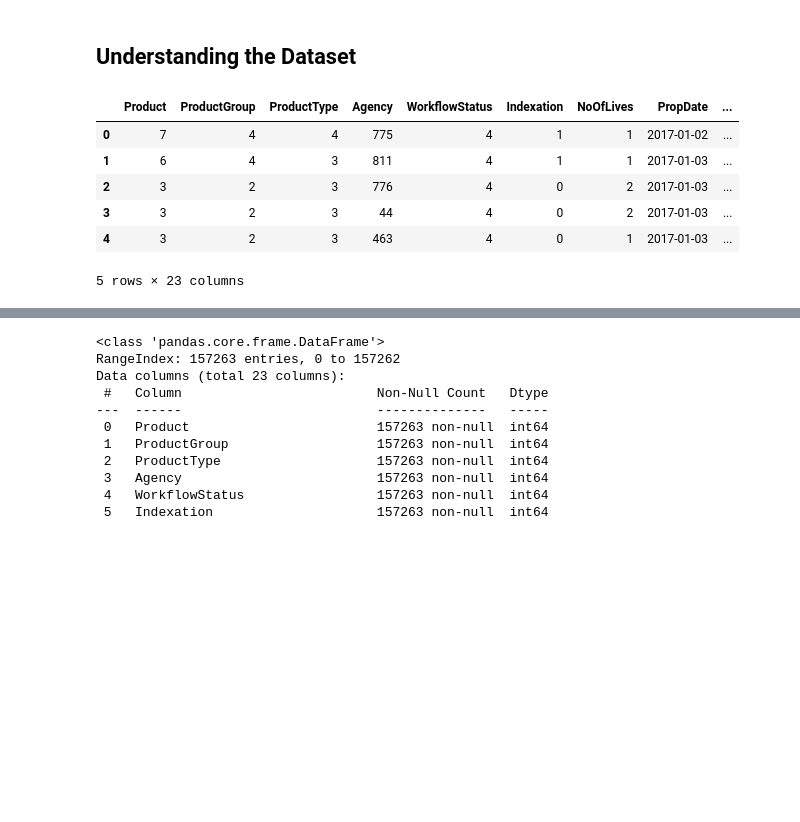
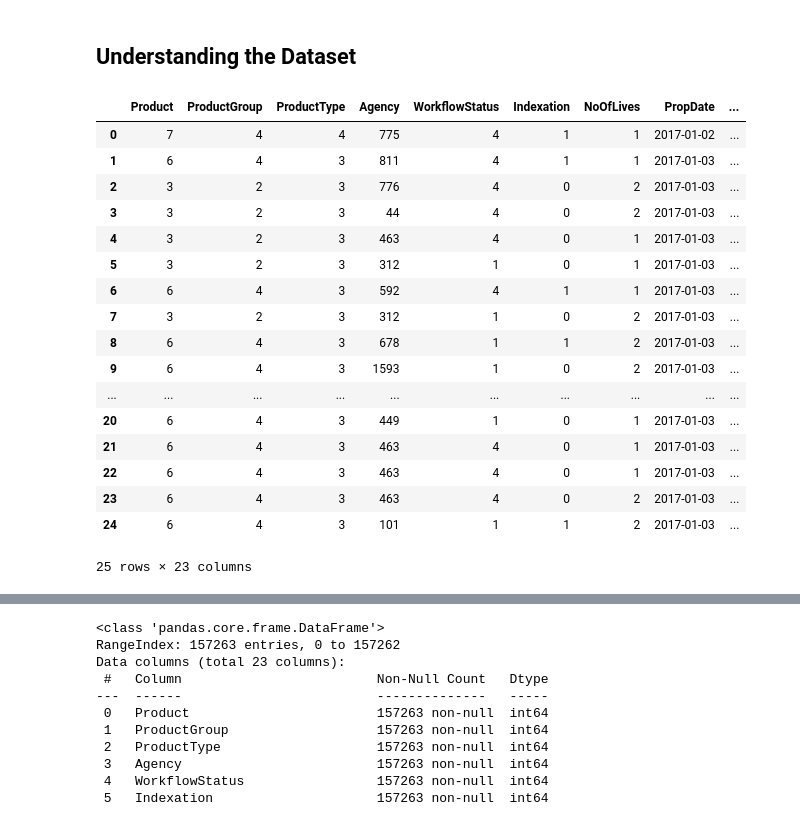
Before and after one commit to greg-la/MSc-Capstone, a Jupyter notebook: 1. Data Cleansing.ipynb, the cells around one changed output, grey strips where cells are left out. Drawn from its saved outputs; the diff is of its cells as text; code cells hidden in the pictures; blank space fills up the shorter version.

```diff
--- a/1. Data Cleansing.ipynb
+++ b/1. Data Cleansing.ipynb
@@ -23,12 +23,23 @@ df = pd.read_excel('Dataset.xlsx')
 ## Understanding the Dataset
 # %%
 # View the first few rows of the dataset
-df.head()
+df.head(25)
 # %% [output]
 |  | Product | ProductGroup | ProductType | Agency | WorkflowStatus | Indexation | NoOfLives | PropDate | ... |
 | 0 | 7 | 4 | 4 | 775 | 4 | 1 | 1 | 2017-01-02 | ... |
 | 1 | 6 | 4 | 3 | 811 | 4 | 1 | 1 | 2017-01-03 | ... |
 | 2 | 3 | 2 | 3 | 776 | 4 | 0 | 2 | 2017-01-03 | ... |
 | 3 | 3 | 2 | 3 | 44 | 4 | 0 | 2 | 2017-01-03 | ... |
 | 4 | 3 | 2 | 3 | 463 | 4 | 0 | 1 | 2017-01-03 | ... |
+| 5 | 3 | 2 | 3 | 312 | 1 | 0 | 1 | 2017-01-03 | ... |
+| 6 | 6 | 4 | 3 | 592 | 4 | 1 | 1 | 2017-01-03 | ... |
+| 7 | 3 | 2 | 3 | 312 | 1 | 0 | 2 | 2017-01-03 | ... |
+| 8 | 6 | 4 | 3 | 678 | 1 | 1 | 2 | 2017-01-03 | ... |
+| 9 | 6 | 4 | 3 | 1593 | 1 | 0 | 2 | 2017-01-03 | ... |
+| ... | ... | ... | ... | ... | ... | ... | ... | ... | ... |
+| 20 | 6 | 4 | 3 | 449 | 1 | 0 | 1 | 2017-01-03 | ... |
+| 21 | 6 | 4 | 3 | 463 | 4 | 0 | 1 | 2017-01-03 | ... |
+| 22 | 6 | 4 | 3 | 463 | 4 | 0 | 1 | 2017-01-03 | ... |
+| 23 | 6 | 4 | 3 | 463 | 4 | 0 | 2 | 2017-01-03 | ... |
+| 24 | 6 | 4 | 3 | 101 | 1 | 1 | 2 | 2017-01-03 | ... |
-5 rows × 23 columns
+25 rows × 23 columns
```
Also changed, not shown: parts of 3 cells of this notebook, 2 other files.
